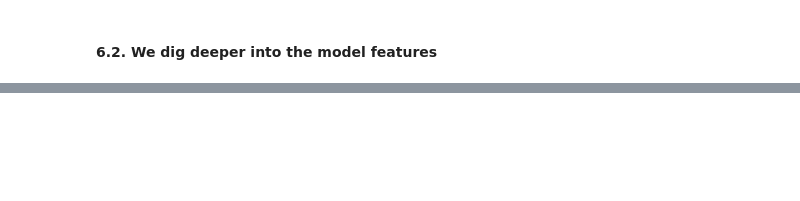
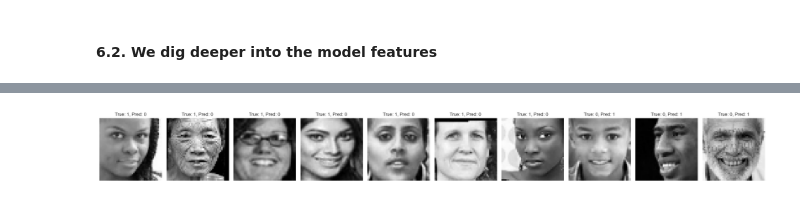
Before and after one commit to Fercv87/DL_Assignment, a Jupyter notebook: 20240303_Neural_networks_Face_Recognition_v6_KERAS.ipynb, the cells around one changed output, grey strips where cells are left out. Saved outputs shown, nothing was run; the diff lists cells and outputs as text; code cells hidden in the pictures; blank space fills up the shorter version.

```diff
--- a/20240303_Neural_networks_Face_Recognition_v6_KERAS.ipynb
+++ b/20240303_Neural_networks_Face_Recognition_v6_KERAS.ipynb
@@ -849,3 +781,0 @@ Type: <class 'tensorflow.python.data.ops.dataset_ops.PrefetchDataset'>
-# %%
-for images, labels in train_dataset_batched.take(1):
-    print("Manual forward pass result:", model_mlp_v1(images))
@@ -1737,3 +837,42 @@ display_misclassified_images_by_labels(val_loader, model, device, age_gender_dat
+# %%
+# Threshold probabilities to get binary class labels
+#y_pred = (y_pred_probs > 0.5).astype(int).reshape(-1)
+misclassified_indices = np.where(y_pred != y_true)[0]
+# %%
+def display_misclassified_images(dataset, misclassified_indices, num_images=10):
+    """
+    Display misclassified images from the dataset.
+
+    Args:
+        dataset (tf.data.Dataset): The dataset containing images and labels.
+        misclassified_indices (np.array): Array containing indices of misclassified images.
+        num_images (int): Number of misclassified images to display.
+    """
+    fig, axes = plt.subplots(1, num_images, figsize=(20, 4))
+    i = 0  # Index for subplot
+    count = 0  # Count to keep track of how many images we have displayed
+
+    for idx, (image, label) in enumerate(dataset.unbatch()):
+        if idx in misclassified_indices and count < num_images:
+            img = image.numpy().squeeze()
+            ax = axes[i]
+            ax.imshow(img, cmap='gray')
+            ax.set_title(f"True: {label.numpy()}, Pred: {y_pred[idx]}")
+            ax.axis('off')
+            i += 1
+            count += 1
+
+        if count >= num_images:
+            break
+
+    plt.tight_layout()
+    plt.show()
+# %%
+
+# Now call the function to display the misclassified images
+display_misclassified_images(val_dataset_1, misclassified_indices)
+# %% [output]
+[figure, added]
 # %%
 # Example usage:
 calculate_combined_misclassification_info(
```
Also changed, not shown: parts of 89 cells of this notebook, 43 other files.
